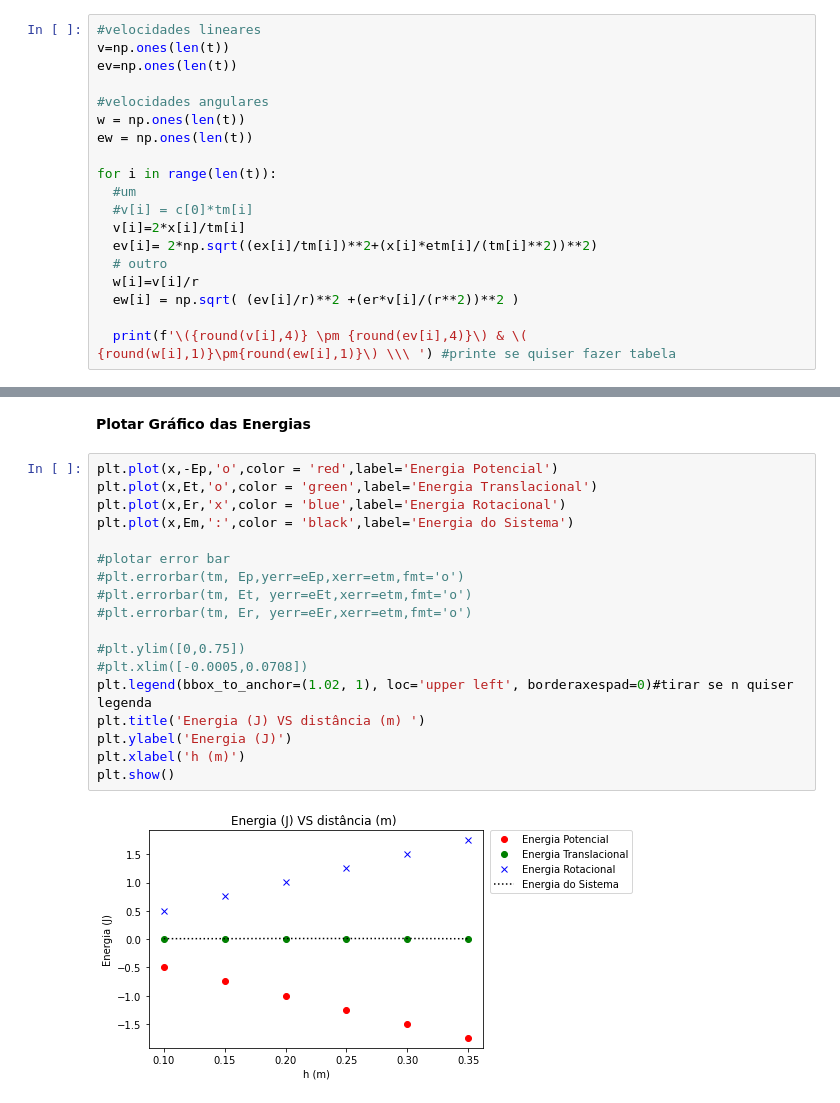
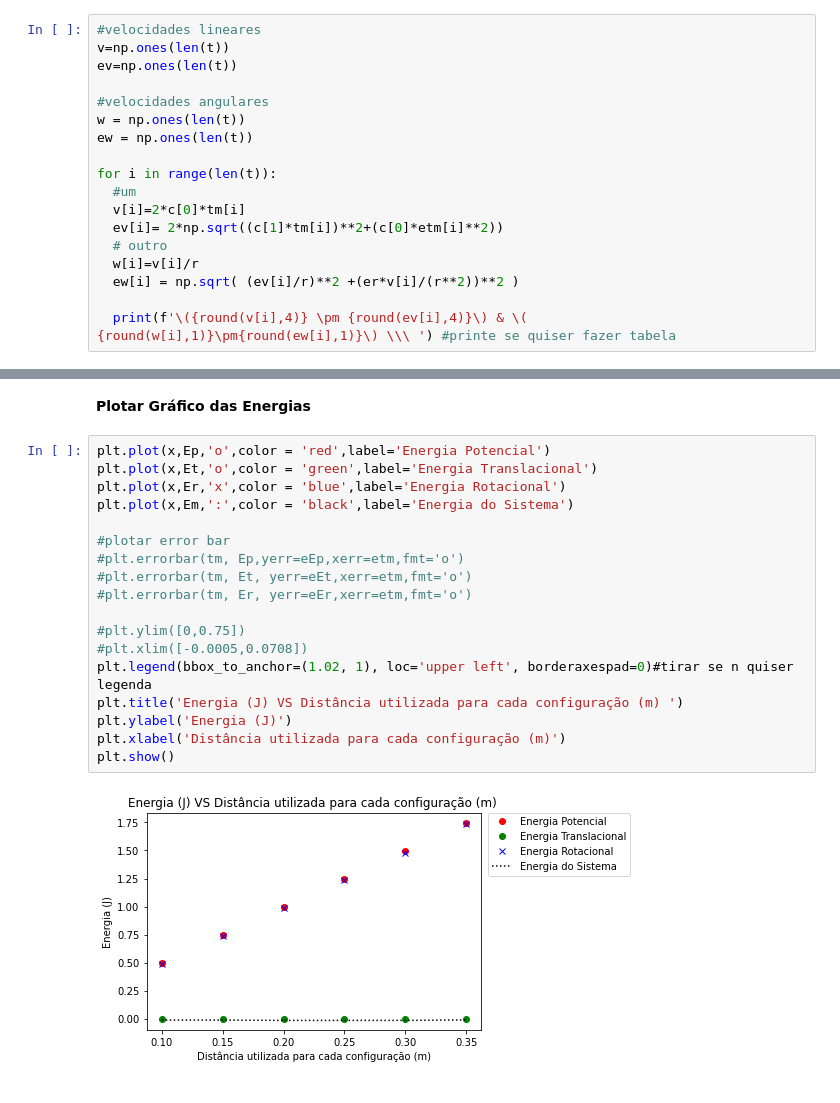
Before and after one commit to PassosSouza/Experimental-AnalysisII, a Jupyter notebook: EXP_2_LAB_1.ipynb, the cells around one changed output, grey strips where cells are left out. Cells and saved outputs as stored; diff of their text form.

```diff
--- a/EXP_2_LAB_1.ipynb
+++ b/EXP_2_LAB_1.ipynb
@@ -189,9 +187,8 @@ ew = np.ones(len(t))
 
 for i in range(len(t)):
   #um
-  #v[i] = c[0]*tm[i]
-  v[i]=2*x[i]/tm[i]
-  ev[i]= 2*np.sqrt((ex[i]/tm[i])**2+(x[i]*etm[i]/(tm[i]**2))**2)
+  v[i]=2*c[0]*tm[i]
+  ev[i]= 2*np.sqrt((c[1]*tm[i])**2+(c[0]*etm[i]**2))
   # outro
   w[i]=v[i]/r
   ew[i] = np.sqrt( (ev[i]/r)**2 +(er*v[i]/(r**2))**2 )
@@ -249,22 +246,22 @@ for i in range(len(x)):
 # %% [markdown]
 **Plotar Gráfico das Energias**
 # %%
-plt.plot(x,-Ep,'o',color = 'red',label='Energia Potencial')
+plt.plot(x,Ep,'o',color = 'red',label='Energia Potencial')
 plt.plot(x,Et,'o',color = 'green',label='Energia Translacional')
 plt.plot(x,Er,'x',color = 'blue',label='Energia Rotacional')
 plt.plot(x,Em,':',color = 'black',label='Energia do Sistema')
 
 #plotar error bar
 #plt.errorbar(tm, Ep,yerr=eEp,xerr=etm,fmt='o')
 #plt.errorbar(tm, Et, yerr=eEt,xerr=etm,fmt='o')
 #plt.errorbar(tm, Er, yerr=eEr,xerr=etm,fmt='o')
 
 #plt.ylim([0,0.75])
 #plt.xlim([-0.0005,0.0708])
 plt.legend(bbox_to_anchor=(1.02, 1), loc='upper left', borderaxespad=0)#tirar se n quiser legenda
-plt.title('Energia (J) VS distância (m) ')
+plt.title('Energia (J) VS Distância utilizada para cada configuração (m) ')
 plt.ylabel('Energia (J)')
-plt.xlabel('h (m)')
+plt.xlabel('Distância utilizada para cada configuração (m)')
 plt.show()
 # %% [output]
-[figure, old version]
+[figure, new version]
```
Also changed, not shown: parts of 13 cells of this notebook.
